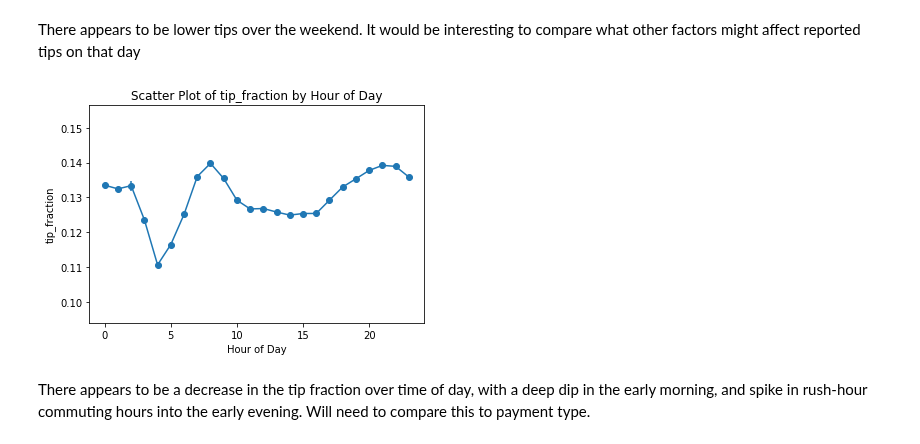
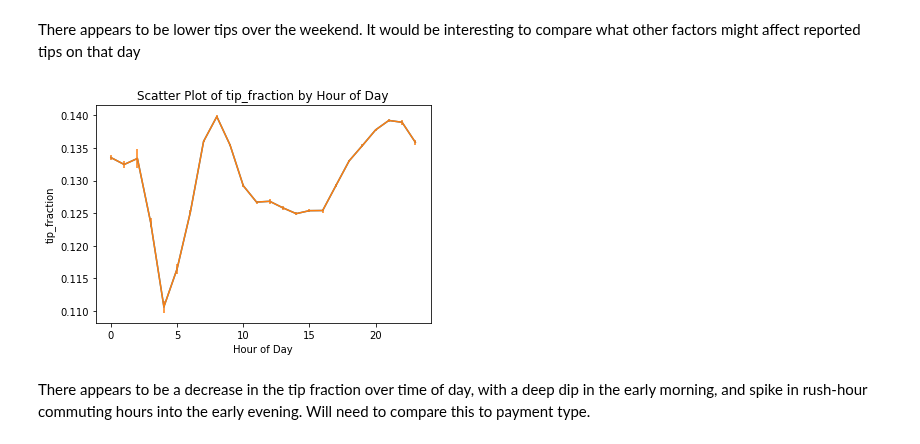
Before and after one commit to justinwhatley/interpretability_experiment, a Jupyter notebook: 1_data_exploration.ipynb, the cells around one changed output. Drawn from its saved outputs; the diff is of its cells as text; code cells hidden in the pictures.

Commit message:
Added some figures

```diff
--- a/1_data_exploration.ipynb
+++ b/1_data_exploration.ipynb
@@ -337,19 +337,21 @@ bar_plt = day_of_week_tips[(tip,'mean')].plot.bar()
 # %% [output]
 [figure]
 # %%
-def plot_scatter(result_df, target, x_label, write_to):
+def plot_scatter(result_df, target, x_label, write_to, se = False):
     """
     Plot the timeframe results in a scatter plot, showing standard error for the sample
     """
-    plt.scatter(result_df.index,
-            result_df[(target,'mean')])
+    plt.plot(result_df.index,
+                result_df[(target,'mean')])
 
-    # Get standard error from standard deviation - this seems to largely dissapear based on large sample size
-    result_df[(tip, 'se')] = result_df[(tip, 'std')] \
-                                    / (result_df[(tip, 'count')].apply(lambda x: math.sqrt(x)))
-    plt.errorbar(result_df.index,
-                 result_df[(target,'mean')],
-                 result_df[(target,'se')])
+    if se:
+        # Get standard error from standard deviation - this seems to largely dissapear based on large sample size
+        result_df[(tip, 'se')] = result_df[(tip, 'std')] \
+                                        / (result_df[(tip, 'count')].apply(lambda x: math.sqrt(x)))
+        plt.errorbar(result_df.index,
+                     result_df[(target,'mean')],
+                     result_df[(target,'se')]
+                     ecolor ='b')
 
     plt.xlabel(x_label)
     plt.ylabel(target)
@@ -366,9 +368,9 @@ There appears to be lower tips over the weekend. It would be interesting to comp
 hour_of_day_tips = ddf.groupby([ddf[ts].dt.hour]).agg({tip: ['mean', 'std', 'count']}).compute()
 # %%
 writing_path = Path(figures_dir, 'scatter_tip_fraction_by_hour')
-plot_scatter(hour_of_day_tips, tip, 'Hour of Day', writing_path)
+plot_scatter(hour_of_day_tips, tip, 'Hour of Day', writing_path, se=True)
 # %% [output]
-[figure, old version]
+[figure, new version]
 # %% [markdown]
 There appears to be a decrease in the tip fraction over time of day, with a deep dip in the early morning, and spike in rush-hour commuting hours into the early evening. Will need to compare this to payment type.
 # %% [markdown]
```
Also changed, not shown: parts of 15 cells of this notebook, 7 other files.
